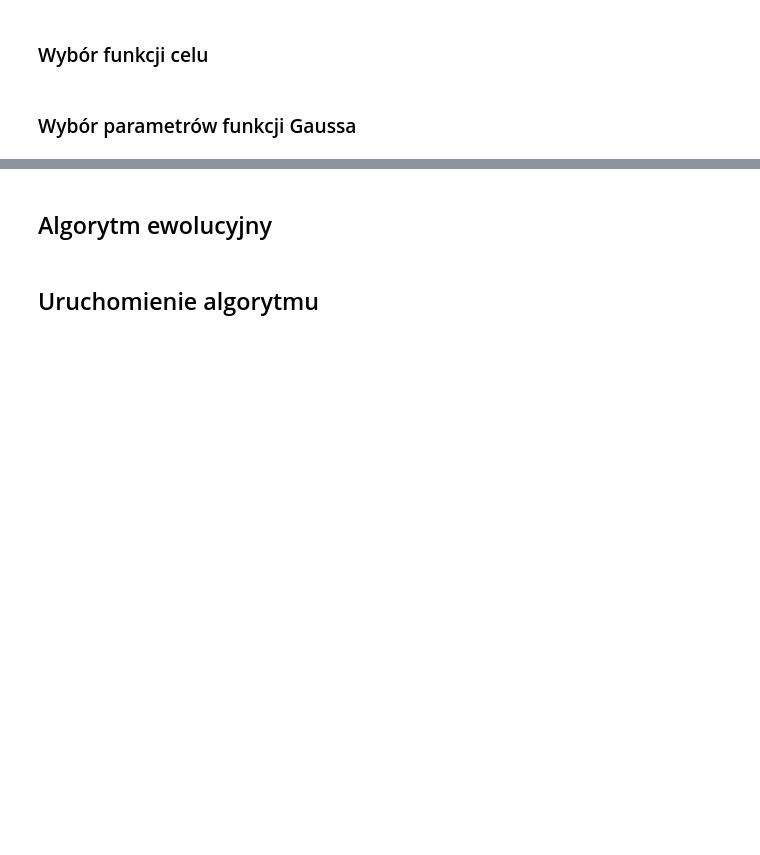
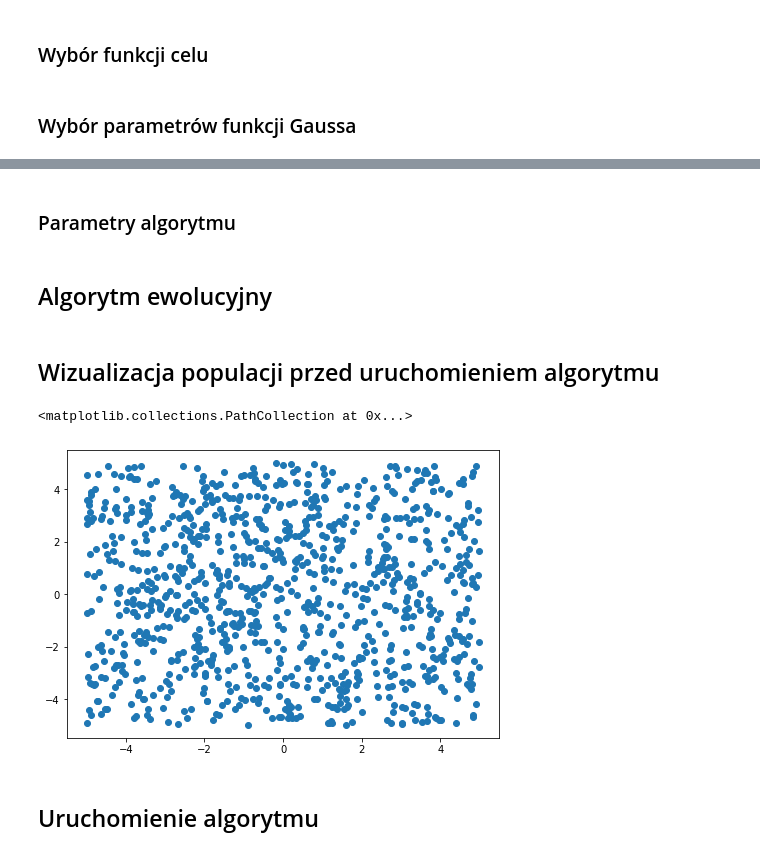
Before and after one commit to brooda/EvolutionaryAlgorithm, a Jupyter notebook: WAE.ipynb, the cells around one changed output, grey strips where cells are left out. Drawn from its saved outputs; the diff is of its cells as text; code cells hidden in the pictures; blank space fills up the shorter version.

Commit message:
first plots added

```diff
--- a/WAE.ipynb
+++ b/WAE.ipynb
@@ -41,26 +44,38 @@ else:
+# %%
+rozmiar_populacji = 1000 #@param {type: "integer"}
+wymiar_populacji = 2 #@param {type: "integer"}
+# %% [markdown]
+### Parametry algorytmu
+# %%
+dolna_granica = -100 #@param {type: "integer"}
+gorna_granica = 100 #@param {type: "integer"}
+parametr_mutacji = 1 #@param {type: "integer"}
+rozmiar_turnieju = 4 #@param {type: "integer"}
+p_krzyzowania = 0.5 #@param {type: "number"}
+liczba_iteracji =  10#@param {type: "integer"}
 # %% [markdown]
 ## Algorytm ewolucyjny
 # %%
 class EvolutionaryAlgorithm:
     def __init__(self):
-        self.LowerBound = -100
-        self.UpperBound = 100
+        self.LowerBound = dolna_granica
+        self.UpperBound = gorna_granica
 
-        self.populationSize = 1000
-        self.dim = 5
+        self.populationSize = rozmiar_populacji
+        self.dim = wymiar_populacji
 
-        self.mutation_sigma = 1
-        self.tournament_size = 4
+        self.mutation_sigma = parametr_mutacji
+        self.tournament_size = rozmiar_turnieju
 
         # change according to settings
-        self.evaluate = two_gaussians
+        self.evaluate = constant
 
         # self.sigma = settings.sigma
         self.population = 10 * (np.random.rand(self.populationSize, self.dim) - 0.5)
 
-        self.crossing_probability = 0.5
+        self.crossing_probability = p_krzyzowania
 
-        self.iterations = 200
+        self.iterations = liczba_iteracji
 
         self.iter = 0  # current number of iteration
         self.mutation_success_counter = 0
@@ -152,6 +167,23 @@ class EvolutionaryAlgorithm:
         # we keep population size constant, that's why we are duplicatind some elements sometimes
         add_individuals = np.random.choice(self.population.shape[0], self.populationSize - self.population.shape[0])
         self.population = np.append(self.population, self.population[add_individuals], axis = 0)
+# %% [markdown]
+## Wizualizacja populacji przed uruchomieniem algorytmu
+# %%
+alg = EvolutionaryAlgorithm()
+
+x = []
+y = []
+for obs in alg.population:
+    x.append(obs[0])
+    y.append(obs[1])
+
+fig = plt.figure()
+ax = fig.add_axes([0,0,1,1])
+plt.scatter(x, y)
+# %% [output]
+<matplotlib.collections.PathCollection at 0x...>
+[figure, added]
 # %% [markdown]
 ## Uruchomienie algorytmu
 # %%
```
Also changed, not shown: parts of 6 cells of this notebook.
